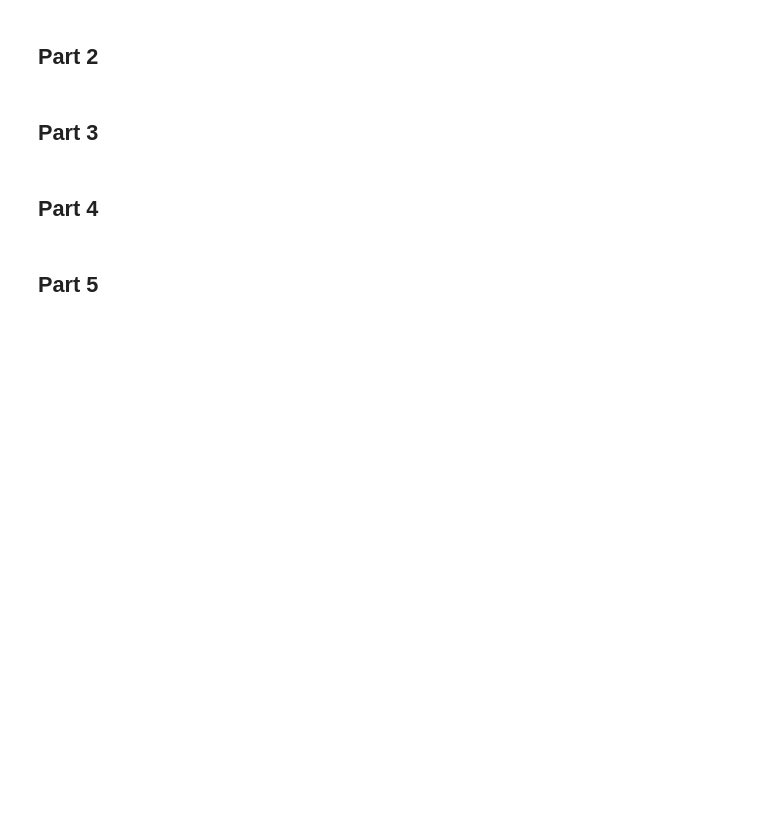
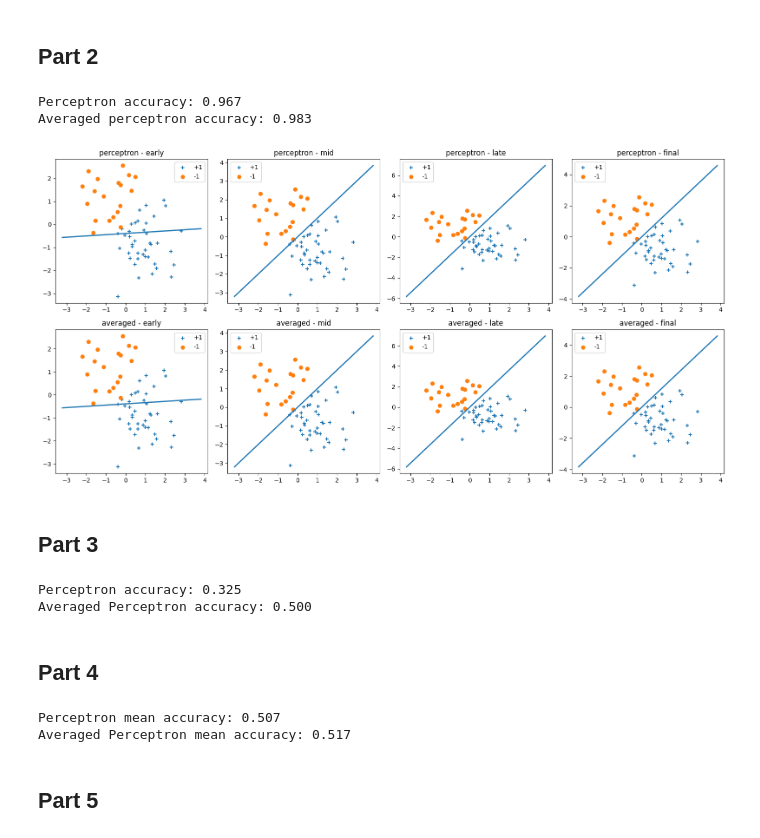
Before and after one commit to duanxianpi/4ML3, a Jupyter notebook: Hw2_template.ipynb, the cells around one changed output. Drawn from its saved outputs; the diff is of its cells as text; code cells hidden in the pictures; blank space fills up the shorter version.

```diff
--- a/Hw2_template.ipynb
+++ b/Hw2_template.ipynb
@@ -139,34 +150,54 @@ def averaged_perceptron(data, labels, T=1, hook=None):
     d, n = X.shape
     th = np.zeros((d,1)); th0 = 0.0
     ths = np.zeros_like(th); th0s = 0.0
     steps = n*T
 
-    [YOUR CODE HERE]
+    # Averaged perceptron
+    for _ in range(T):
+        for i in range(n):
+            if y[0,i]*(th.T @ X[:,i].reshape(-1,1) + th0) <= 0:
+                th += y[0,i] * X[:,i].reshape(-1,1)
+                th0 += y[0,i]
+
+                # If hook is provided, call it
+                if hook is not None: hook((th, th0))
+
+            # Accumulate parameters
+            ths += th
+            th0s += th0
 
     return ths/steps, np.array([th0s/steps])
 
 seed = 0; T = 5; n = 60; d = 2
 rng = np.random.default_rng(seed)
 X, y = gen_lin_separable(n, d=d, rng=rng)
 
 cap_p = []; hook_p = make_hook_for_dataset(X, y, cap_p)
 th_p, th0_p = perceptron(X, y, T=T, hook=hook_p)
 
 cap_ap = []; hook_ap = make_hook_for_dataset(X, y, cap_ap)
 th_ap, th0_ap = averaged_perceptron(X, y, T=T, hook=hook_ap)
 
 
 
 def pick(cap): return [cap[0], cap[max(0,len(cap)//3-1)], cap[max(0,2*len(cap)//3-1)], cap[-1]]
 fp, fa = pick(cap_p), pick(cap_ap)
 fig, axes = plt.subplots(2,4, figsize=(16,8))
 for col, lab in enumerate(["early","mid","late","final"]):
     plt.sca(axes[0,col]); plot_separator_2d(*fp[col], X, y, f"perceptron - {lab}")
     plt.sca(axes[1,col]); plot_separator_2d(*fa[col], X, y, f"averaged - {lab}")
 plt.tight_layout();
 
 acc_p  = eval_classifier(perceptron, X, y, X, y, T=T)
 acc_ap = eval_classifier(averaged_perceptron, X, y, X, y, T=T)
+
+
+print(f"Perceptron accuracy: {acc_p:.3f}")
+print(f"Averaged perceptron accuracy: {acc_ap:.3f}")
+# %% [output]
+Perceptron accuracy: 0.967
+Averaged perceptron accuracy: 0.983
+[figure, added]
 # %% [markdown]
 ## Part 3
 # %%
@@ -176,6 +207,13 @@ Xtr, ytr = gen_flipped_lin_separable(40, d=2, pflip=0.15, rng=rng)
 Xte, yte = gen_flipped_lin_separable(40, d=2, pflip=0.15, rng=rng)
 acc_p  = eval_classifier(perceptron, Xtr, ytr, Xte, yte, T=10)
 acc_ap = eval_classifier(averaged_perceptron, Xtr, ytr, Xte, yte, T=10)
+
+
+print(f"Perceptron accuracy: {acc_p:.3f}")
+print(f"Averaged Perceptron accuracy: {acc_ap:.3f}")
+# %% [output]
+Perceptron accuracy: 0.325
+Averaged Perceptron accuracy: 0.500
 # %% [markdown]
 ## Part 4
 # %%
@@ -184,6 +222,12 @@ seed = 3; rng = np.random.default_rng(seed)
 data_gen = lambda m: gen_flipped_lin_separable(m, d=2, pflip=0.15, rng=rng)
 avg_p  = eval_learning_alg(perceptron, data_gen, n_train=20, n_test=20, it=100, T=10)
 avg_ap = eval_learning_alg(averaged_perceptron, data_gen, n_train=20, n_test=20, it=100, T=10)
+
+print(f"Perceptron mean accuracy: {avg_p:.3f}")
+print(f"Averaged Perceptron mean accuracy: {avg_ap:.3f}")
+# %% [output]
+Perceptron mean accuracy: 0.507
+Averaged Perceptron mean accuracy: 0.517
 # %% [markdown]
 ## Part 5
 # %%
```
Also changed, not shown: parts of 3 cells of this notebook.
